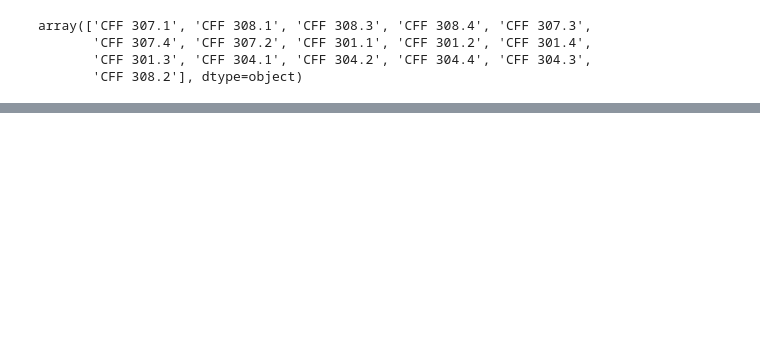
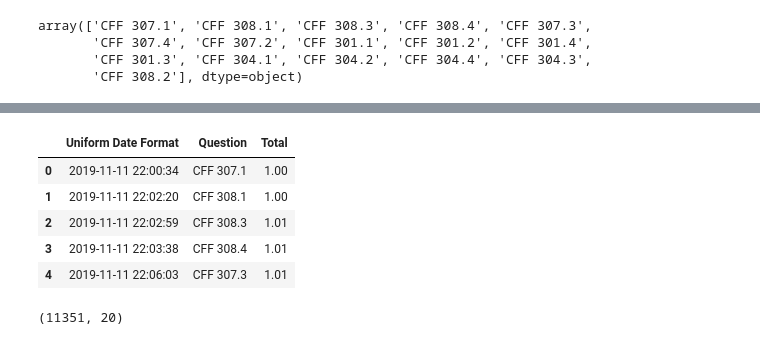
Before and after one commit to zarak/focus_plots, a Jupyter notebook: notebooks/KL_Divergence.ipynb, the cells around one changed output, grey strips where cells are left out. Cells and saved outputs as stored; diff of their text form; code cells hidden in the pictures; blank space fills up the shorter version.

```diff
--- a/notebooks/KL_Divergence.ipynb
+++ b/notebooks/KL_Divergence.ipynb
@@ -10,4 +10,3 @@ FILE_NAME = 'uniform_date.csv'
 PATH = Path('../data/raw')
 cycle3 = pd.read_csv(PATH / FILE_NAME)
 processed = preprocess(cycle3)
-processed = handle_zeros(processed)
@@ -132,0 +157,15 @@ dtype: float64
+# %%
+C = 0.005
+processed.loc[:, 'Forecast'] = processed.Forecast.replace(0, C)
+sums = processed.groupby(
+    ['Uniform Date Format', 'Question']
+).Forecast.sum().reset_index().rename(columns={'Forecast': 'Total'})
+# %%
+sums.head()
+# %% [output]
+|  | Uniform Date Format | Question | Total |
+| 0 | 2019-11-11 22:00:34 | CFF 307.1 | 1.00 |
+| 1 | 2019-11-11 22:02:20 | CFF 308.1 | 1.00 |
+| 2 | 2019-11-11 22:02:59 | CFF 308.3 | 1.01 |
+| 3 | 2019-11-11 22:03:38 | CFF 308.4 | 1.01 |
+| 4 | 2019-11-11 22:06:03 | CFF 307.3 | 1.01 |
@@ -132,0 +174,4 @@ dtype: float64
+# %%
+merged.shape
+# %% [output]
+(11351, 20)
```
Also changed, not shown: parts of 11 cells of this notebook, 2 other files.
